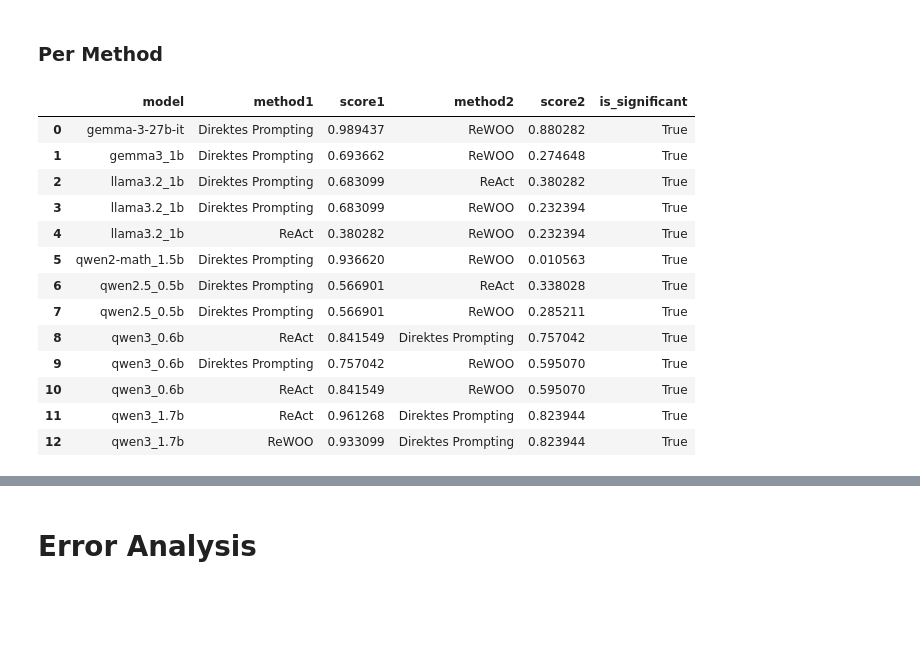
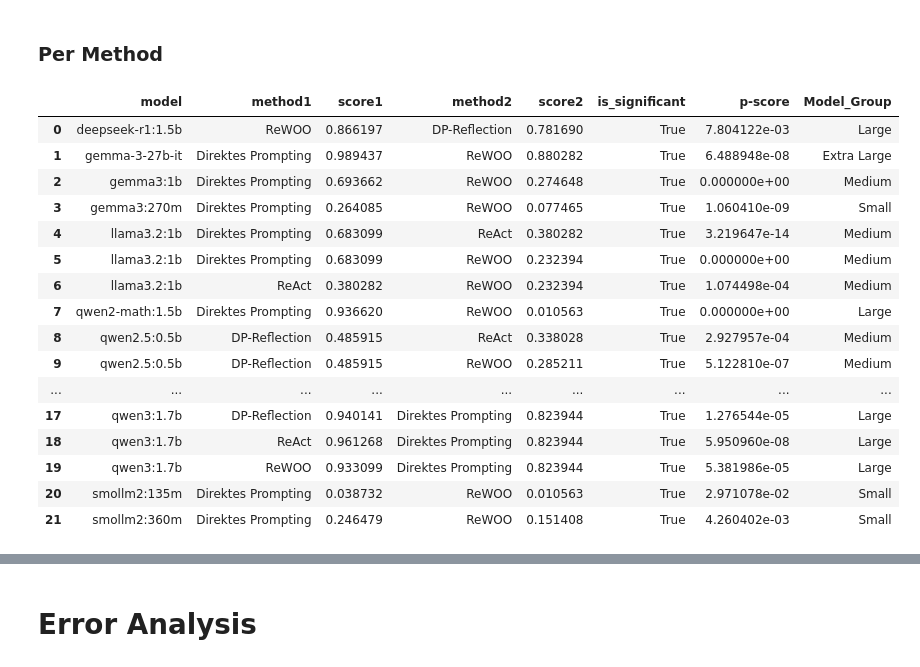
Before and after one commit to fe-bit/math-infer-finetune, a Jupyter notebook: results_do_not_remove/svamp_summary.ipynb, the cells around one changed output, grey strips where cells are left out. Cells and saved outputs as stored; diff of their text form; code cells hidden in the pictures; blank space fills up the shorter version.

```diff
--- a/results_do_not_remove/svamp_summary.ipynb
+++ b/results_do_not_remove/svamp_summary.ipynb
@@ -181,6 +197,10 @@ df_acc
 # %% [markdown]
 ### Per Method
 # %%
+df_acc = df.groupby(["Model", "Method"]).agg({
+    "is_correct": "mean",
+}).reset_index()
+
 significant_results = []
 n = df["ID"].nunique()
 data = {}
@@ -192,46 +212,49 @@ for idx, model, method, is_correct_mean in df_acc.to_records():
 for model in data:
     items = list(data[model].items())
     for i in range(len(items)):
         for j in range(i + 1, len(items)):
             method1, score1 = items[i]
             method2, score2 = items[j]
             if method1 == method2:
                 continue
                 # p1: float, n1: int, p2: float, n2: int,
             r = compare_accuracies_v3(
                 p1=score1,
                 n1=n,
                 p2=score2,
                 n2=n
             )
             if r.is_significant:
                 if score1 < score2:
                     method1, score1, method2, score2 = method2, score2, method1, score1
                 significant_results.append({
                     "model": model,
                     "method1": method1,
                     "score1": score1,
                     "method2": method2,
                     "score2": score2,
                     "is_significant": r.is_significant,
+                    "p-score": r.p_value
                 })
 
-
-
 significant_results_df = pd.DataFrame.from_records(significant_results)
+significant_results_df["Model_Group"] = significant_results_df["model"].apply(lambda x: model_group[x])
 significant_results_df
 # %% [output]
-|  | model | method1 | score1 | method2 | score2 | is_significant |
-| 0 | gemma-3-27b-it | Direktes Prompting | 0.989437 | ReWOO | 0.880282 | True |
-| 1 | gemma3_1b | Direktes Prompting | 0.693662 | ReWOO | 0.274648 | True |
-| 2 | llama3.2_1b | Direktes Prompting | 0.683099 | ReAct | 0.380282 | True |
-| 3 | llama3.2_1b | Direktes Prompting | 0.683099 | ReWOO | 0.232394 | True |
-| 4 | llama3.2_1b | ReAct | 0.380282 | ReWOO | 0.232394 | True |
-| 5 | qwen2-math_1.5b | Direktes Prompting | 0.936620 | ReWOO | 0.010563 | True |
-| 6 | qwen2.5_0.5b | Direktes Prompting | 0.566901 | ReAct | 0.338028 | True |
-| 7 | qwen2.5_0.5b | Direktes Prompting | 0.566901 | ReWOO | 0.285211 | True |
-| 8 | qwen3_0.6b | ReAct | 0.841549 | Direktes Prompting | 0.757042 | True |
-| 9 | qwen3_0.6b | Direktes Prompting | 0.757042 | ReWOO | 0.595070 | True |
-| 10 | qwen3_0.6b | ReAct | 0.841549 | ReWOO | 0.595070 | True |
-| 11 | qwen3_1.7b | ReAct | 0.961268 | Direktes Prompting | 0.823944 | True |
-| 12 | qwen3_1.7b | ReWOO | 0.933099 | Direktes Prompting | 0.823944 | True |
+|  | model | method1 | score1 | method2 | score2 | is_significant | p-score | Model_Group |
+| 0 | deepseek-r1:1.5b | ReWOO | 0.866197 | DP-Reflection | 0.781690 | True | 7.804122e-03 | Large |
+| 1 | gemma-3-27b-it | Direktes Prompting | 0.989437 | ReWOO | 0.880282 | True | 6.488948e-08 | Extra Large |
+| 2 | gemma3:1b | Direktes Prompting | 0.693662 | ReWOO | 0.274648 | True | 0.000000e+00 | Medium |
+| 3 | gemma3:270m | Direktes Prompting | 0.264085 | ReWOO | 0.077465 | True | 1.060410e-09 | Small |
+| 4 | llama3.2:1b | Direktes Prompting | 0.683099 | ReAct | 0.380282 | True | 3.219647e-14 | Medium |
+| 5 | llama3.2:1b | Direktes Prompting | 0.683099 | ReWOO | 0.232394 | True | 0.000000e+00 | Medium |
+| 6 | llama3.2:1b | ReAct | 0.380282 | ReWOO | 0.232394 | True | 1.074498e-04 | Medium |
+| 7 | qwen2-math:1.5b | Direktes Prompting | 0.936620 | ReWOO | 0.010563 | True | 0.000000e+00 | Large |
+| 8 | qwen2.5:0.5b | DP-Reflection | 0.485915 | ReAct | 0.338028 | True | 2.927957e-04 | Medium |
+| 9 | qwen2.5:0.5b | DP-Reflection | 0.485915 | ReWOO | 0.285211 | True | 5.122810e-07 | Medium |
+| ... | ... | ... | ... | ... | ... | ... | ... | ... |
+| 17 | qwen3:1.7b | DP-Reflection | 0.940141 | Direktes Prompting | 0.823944 | True | 1.276544e-05 | Large |
+| 18 | qwen3:1.7b | ReAct | 0.961268 | Direktes Prompting | 0.823944 | True | 5.950960e-08 | Large |
+| 19 | qwen3:1.7b | ReWOO | 0.933099 | Direktes Prompting | 0.823944 | True | 5.381986e-05 | Large |
+| 20 | smollm2:135m | Direktes Prompting | 0.038732 | ReWOO | 0.010563 | True | 2.971078e-02 | Small |
+| 21 | smollm2:360m | Direktes Prompting | 0.246479 | ReWOO | 0.151408 | True | 4.260402e-03 | Small |
```
Also changed, not shown: parts of 20 cells of this notebook, 11 other files.
